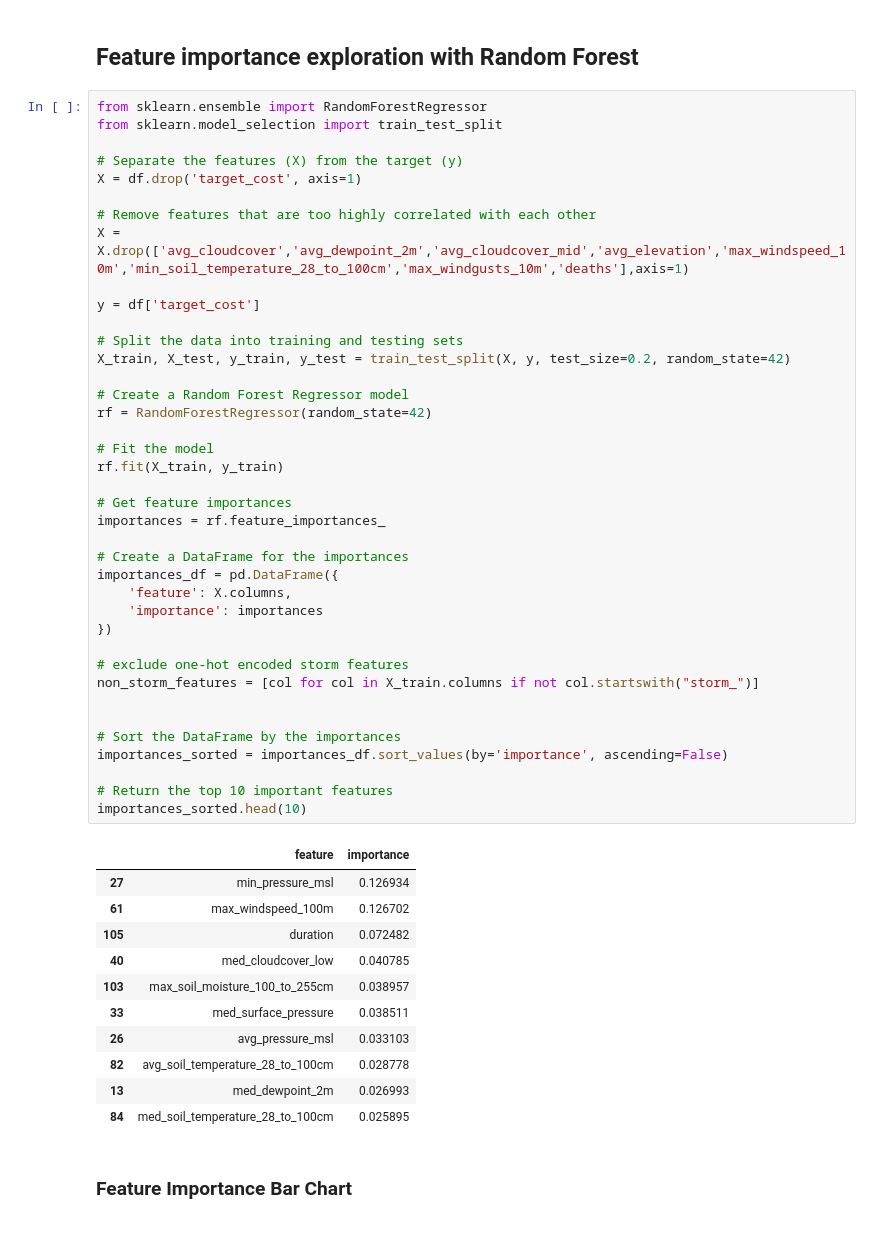
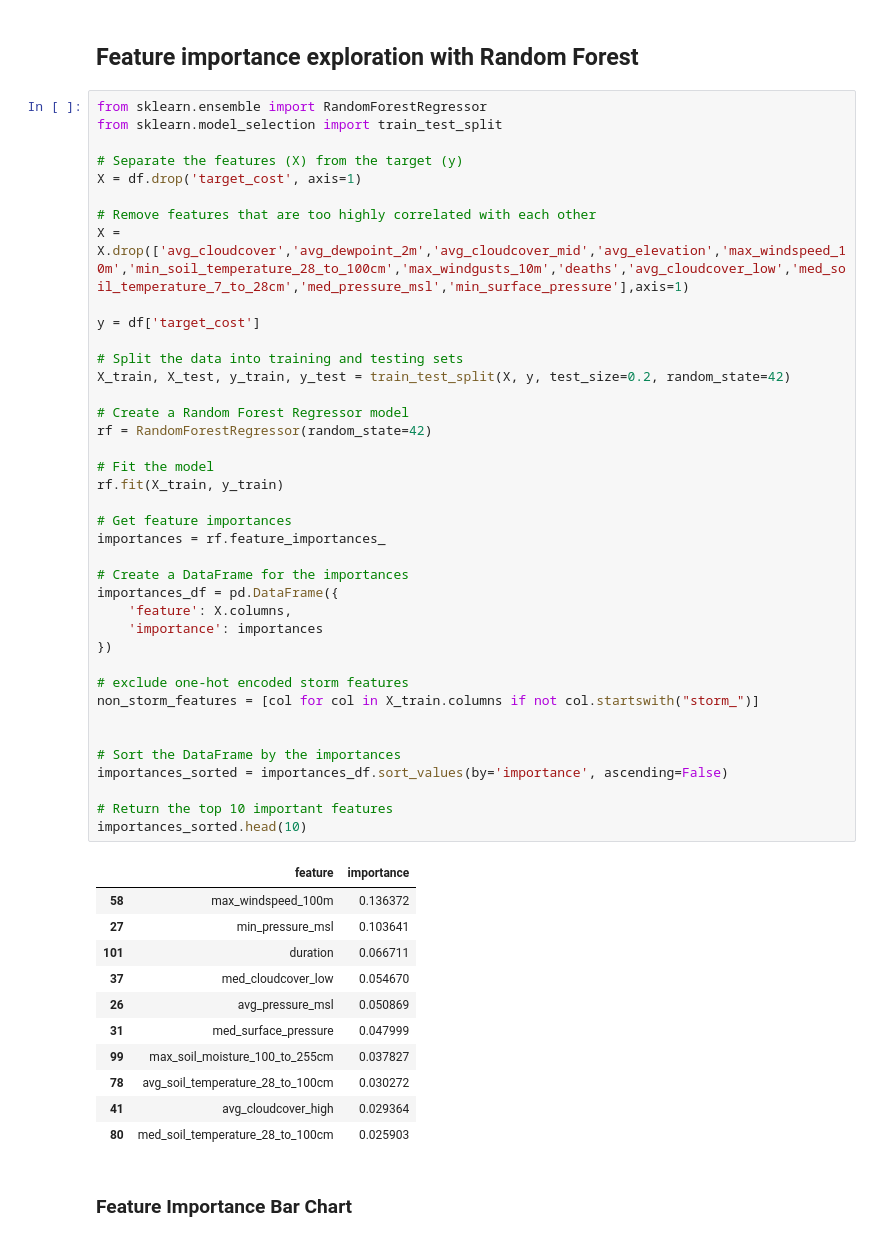
Before and after one commit to vy2388/hurricaneKatrina, a Jupyter notebook: Preprocessing/preprocess_merged_agg.ipynb, the cells around one changed output. Drawn from its saved outputs; the diff is of its cells as text.

```diff
--- a/Preprocessing/preprocess_merged_agg.ipynb
+++ b/Preprocessing/preprocess_merged_agg.ipynb
@@ -157,49 +157,49 @@ from sklearn.model_selection import train_test_split
 X = df.drop('target_cost', axis=1)
 
 # Remove features that are too highly correlated with each other
-X = X.drop(['avg_cloudcover','avg_dewpoint_2m','avg_cloudcover_mid','avg_elevation','max_windspeed_10m','min_soil_temperature_28_to_100cm','max_windgusts_10m','deaths'],axis=1)
+X = X.drop(['avg_cloudcover','avg_dewpoint_2m','avg_cloudcover_mid','avg_elevation','max_windspeed_10m','min_soil_temperature_28_to_100cm','max_windgusts_10m','deaths','avg_cloudcover_low','med_soil_temperature_7_to_28cm','med_pressure_msl','min_surface_pressure'],axis=1)
 
 y = df['target_cost']
 
 # Split the data into training and testing sets
 X_train, X_test, y_train, y_test = train_test_split(X, y, test_size=0.2, random_state=42)
 
 # Create a Random Forest Regressor model
 rf = RandomForestRegressor(random_state=42)
 
 # Fit the model
 rf.fit(X_train, y_train)
 
 # Get feature importances
 importances = rf.feature_importances_
 
 # Create a DataFrame for the importances
 importances_df = pd.DataFrame({
     'feature': X.columns,
     'importance': importances
 })
 
 # exclude one-hot encoded storm features
 non_storm_features = [col for col in X_train.columns if not col.startswith("storm_")]
 
 
 # Sort the DataFrame by the importances
 importances_sorted = importances_df.sort_values(by='importance', ascending=False)
 
 # Return the top 10 important features
 importances_sorted.head(10)
 # %% [output]
 |  | feature | importance |
-| 27 | min_pressure_msl | 0.126934 |
-| 61 | max_windspeed_100m | 0.126702 |
-| 105 | duration | 0.072482 |
-| 40 | med_cloudcover_low | 0.040785 |
-| 103 | max_soil_moisture_100_to_255cm | 0.038957 |
-| 33 | med_surface_pressure | 0.038511 |
-| 26 | avg_pressure_msl | 0.033103 |
-| 82 | avg_soil_temperature_28_to_100cm | 0.028778 |
-| 13 | med_dewpoint_2m | 0.026993 |
-| 84 | med_soil_temperature_28_to_100cm | 0.025895 |
+| 58 | max_windspeed_100m | 0.136372 |
+| 27 | min_pressure_msl | 0.103641 |
+| 101 | duration | 0.066711 |
+| 37 | med_cloudcover_low | 0.054670 |
+| 26 | avg_pressure_msl | 0.050869 |
+| 31 | med_surface_pressure | 0.047999 |
+| 99 | max_soil_moisture_100_to_255cm | 0.037827 |
+| 78 | avg_soil_temperature_28_to_100cm | 0.030272 |
+| 41 | avg_cloudcover_high | 0.029364 |
+| 80 | med_soil_temperature_28_to_100cm | 0.025903 |
 # %% [markdown]
 ### Feature Importance Bar Chart
 # %%
```
Also changed, not shown: parts of 4 cells of this notebook.
